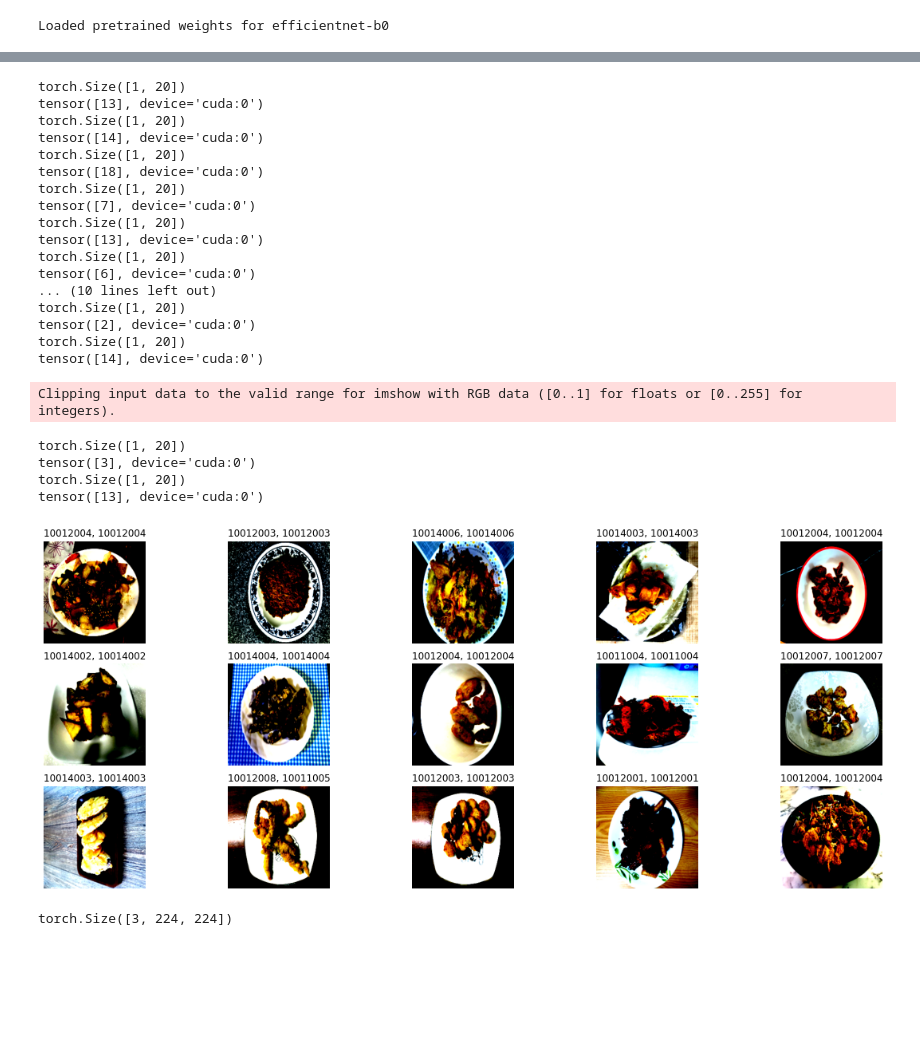
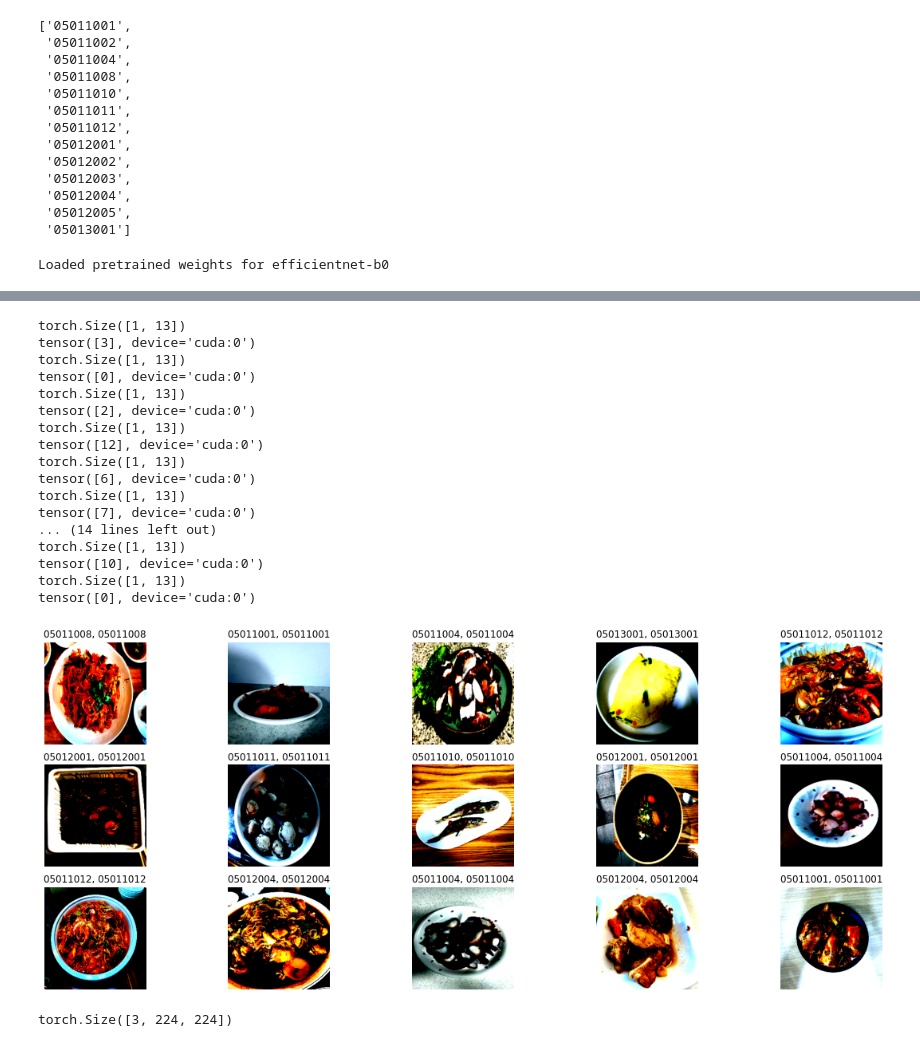
Before and after one commit to boostcampaitech2/final-project-level3-cv-17, a Jupyter notebook: classification/inference.ipynb, the cells around one changed output, grey strips where cells are left out. Saved outputs shown, nothing was run; the diff lists cells and outputs as text; code cells hidden in the pictures; blank space fills up the shorter version.

```diff
--- a/classification/inference.ipynb
+++ b/classification/inference.ipynb
@@ -4,7 +4,7 @@ from torch.utils.data import DataLoader
 import matplotlib as mpl
 import matplotlib.pyplot as plt
 
-data_dir = './validation_10'
+data_dir = './validation_05/resize224'
 data_set = ClsDataset(data_dir)
 data_loader = DataLoader(
     data_set,
@@ -42,3 +14,21 @@ lst[1]
+# %%
+import os
+lst = sorted(os.listdir(data_dir))
+lst
+# %% [output]
+['05011001',
+ '05011002',
+ '05011004',
+ '05011008',
+ '05011010',
+ '05011011',
+ '05011012',
+ '05012001',
+ '05012002',
+ '05012003',
+ '05012004',
+ '05012005',
+ '05013001']
 # %%
 from model import ClsModel
 import os
@@ -48,9 +38,9 @@ use_cuda = torch.cuda.is_available()
 device = torch.device("cuda" if use_cuda else "cpu")
 m = torch.nn.Sigmoid()
 
-model = ClsModel(num_classes=20)
+model = ClsModel(num_classes=len(lst))
 
-model_path = './model/data_10/best.pth'
+model_path = './model/resize224_e30/best.pth'
 model.load_state_dict(torch.load(model_path, map_location=device))  #모델 불러오기
 
 model = model.to(device)
@@ -76,7 +66,7 @@ with torch.no_grad():
         preds = torch.argmax(out, dim=-1)
         print(preds)
 
-        pred = plst[preds.item()]
+        pred = lst[preds.item()]
         label = lst[label]
         title = pred+', '+ label
         ax[i].set_title(title)
@@ -103,26 +94,21 @@ Clipping input data to the valid range for imshow with RGB data ([0..1] for floa
-torch.Size([1, 20])
-tensor([13], device='cuda:0')
-torch.Size([1, 20])
-tensor([14], device='cuda:0')
-torch.Size([1, 20])
-tensor([18], device='cuda:0')
-torch.Size([1, 20])
+torch.Size([1, 13])
+tensor([3], device='cuda:0')
+torch.Size([1, 13])
+tensor([0], device='cuda:0')
+torch.Size([1, 13])
+tensor([2], device='cuda:0')
+torch.Size([1, 13])
+tensor([12], device='cuda:0')
+torch.Size([1, 13])
+tensor([6], device='cuda:0')
+torch.Size([1, 13])
 tensor([7], device='cuda:0')
-torch.Size([1, 20])
-tensor([13], device='cuda:0')
-torch.Size([1, 20])
-tensor([6], device='cuda:0')
-... (10 lines left out)
-torch.Size([1, 20])
-tensor([2], device='cuda:0')
-torch.Size([1, 20])
-tensor([14], device='cuda:0')
+... (14 lines left out)
+torch.Size([1, 13])
+tensor([10], device='cuda:0')
+torch.Size([1, 13])
+tensor([0], device='cuda:0')
-Clipping input data to the valid range for imshow with RGB data ([0..1] for floats or [0..255] for integers).
-torch.Size([1, 20])
-tensor([3], device='cuda:0')
-torch.Size([1, 20])
-tensor([13], device='cuda:0')
-[figure, old version]
+[figure, new version]
 # %%
 data.shape
 # %% [output]
```
Also changed, not shown: parts of 2 cells of this notebook.
